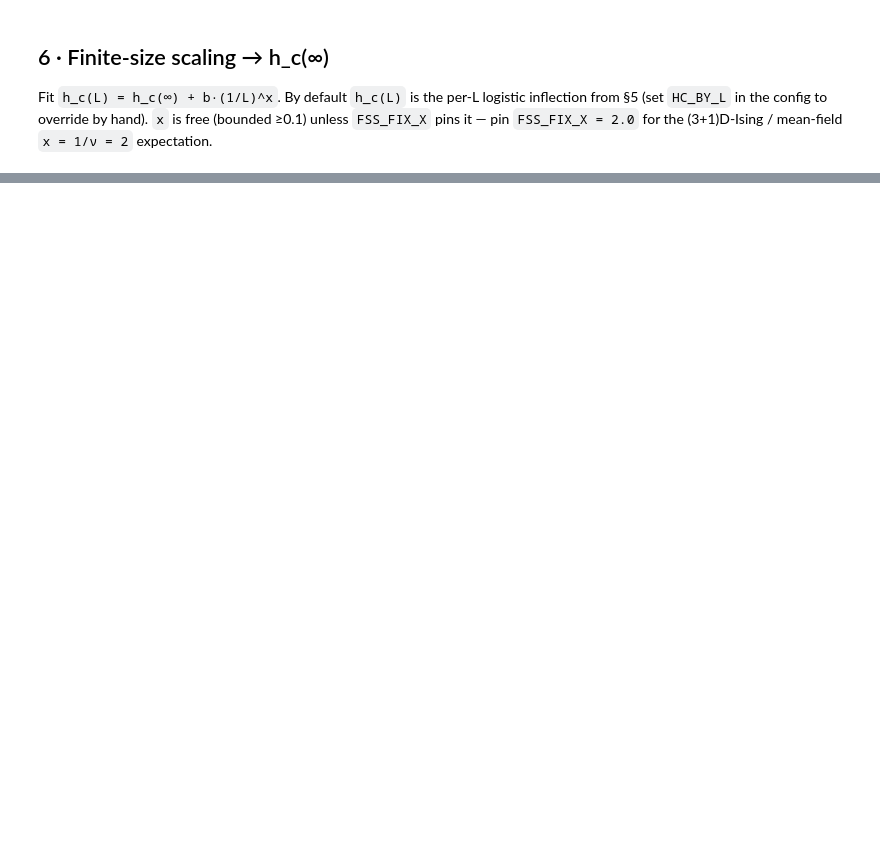
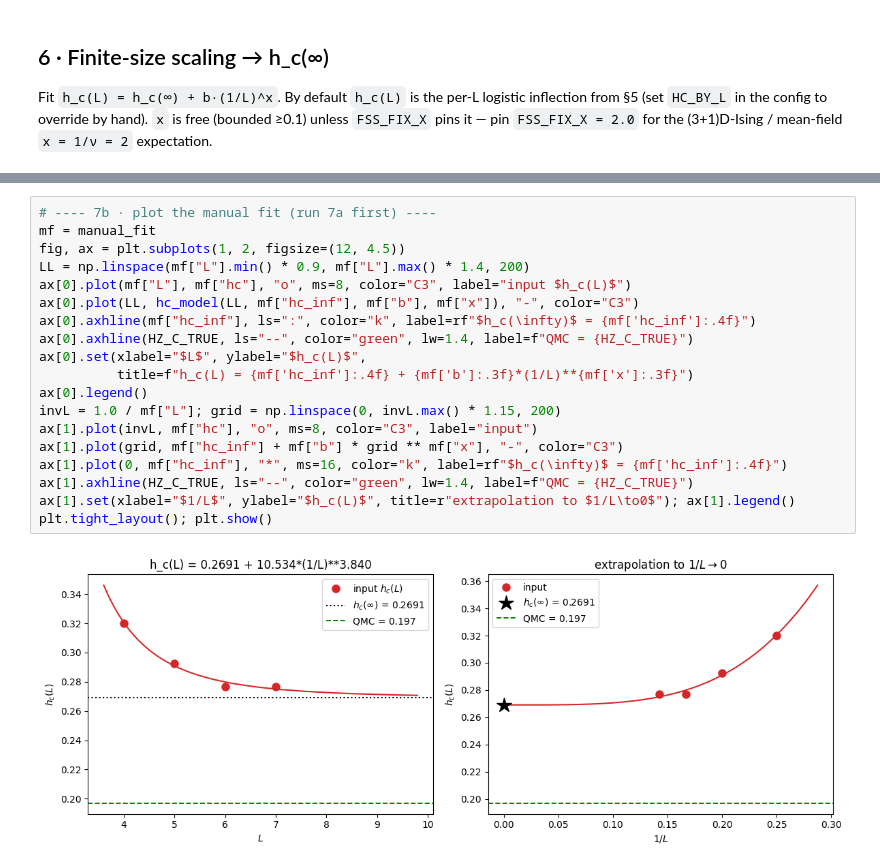
Before and after one commit to SanzharBissenali/toric-code-nqs, a Jupyter notebook: analysis/fm_fit_R1.ipynb, the cells around one changed output, grey strips where cells are left out. Saved outputs shown, nothing was run; the diff lists cells and outputs as text; blank space fills up the shorter version.

```diff
--- a/analysis/fm_fit_R1.ipynb
+++ b/analysis/fm_fit_R1.ipynb
@@ -229,0 +307,21 @@ plt.tight_layout(); plt.show()
+# %%
+# ---- 7b · plot the manual fit (run 7a first) ----
+mf = manual_fit
+fig, ax = plt.subplots(1, 2, figsize=(12, 4.5))
+LL = np.linspace(mf["L"].min() * 0.9, mf["L"].max() * 1.4, 200)
+ax[0].plot(mf["L"], mf["hc"], "o", ms=8, color="C3", label="input $h_c(L)$")
+ax[0].plot(LL, hc_model(LL, mf["hc_inf"], mf["b"], mf["x"]), "-", color="C3")
+ax[0].axhline(mf["hc_inf"], ls=":", color="k", label=rf"$h_c(\infty)$ = {mf['hc_inf']:.4f}")
+ax[0].axhline(HZ_C_TRUE, ls="--", color="green", lw=1.4, label=f"QMC = {HZ_C_TRUE}")
+ax[0].set(xlabel="$L$", ylabel="$h_c(L)$",
+          title=f"h_c(L) = {mf['hc_inf']:.4f} + {mf['b']:.3f}*(1/L)**{mf['x']:.3f}")
+ax[0].legend()
+invL = 1.0 / mf["L"]; grid = np.linspace(0, invL.max() * 1.15, 200)
+ax[1].plot(invL, mf["hc"], "o", ms=8, color="C3", label="input")
+ax[1].plot(grid, mf["hc_inf"] + mf["b"] * grid ** mf["x"], "-", color="C3")
+ax[1].plot(0, mf["hc_inf"], "*", ms=16, color="k", label=rf"$h_c(\infty)$ = {mf['hc_inf']:.4f}")
+ax[1].axhline(HZ_C_TRUE, ls="--", color="green", lw=1.4, label=f"QMC = {HZ_C_TRUE}")
+ax[1].set(xlabel="$1/L$", ylabel="$h_c(L)$", title=r"extrapolation to $1/L\to0$"); ax[1].legend()
+plt.tight_layout(); plt.show()
+# %% [output]
+[figure, added]
```
Also changed, not shown: parts of 8 cells of this notebook.
